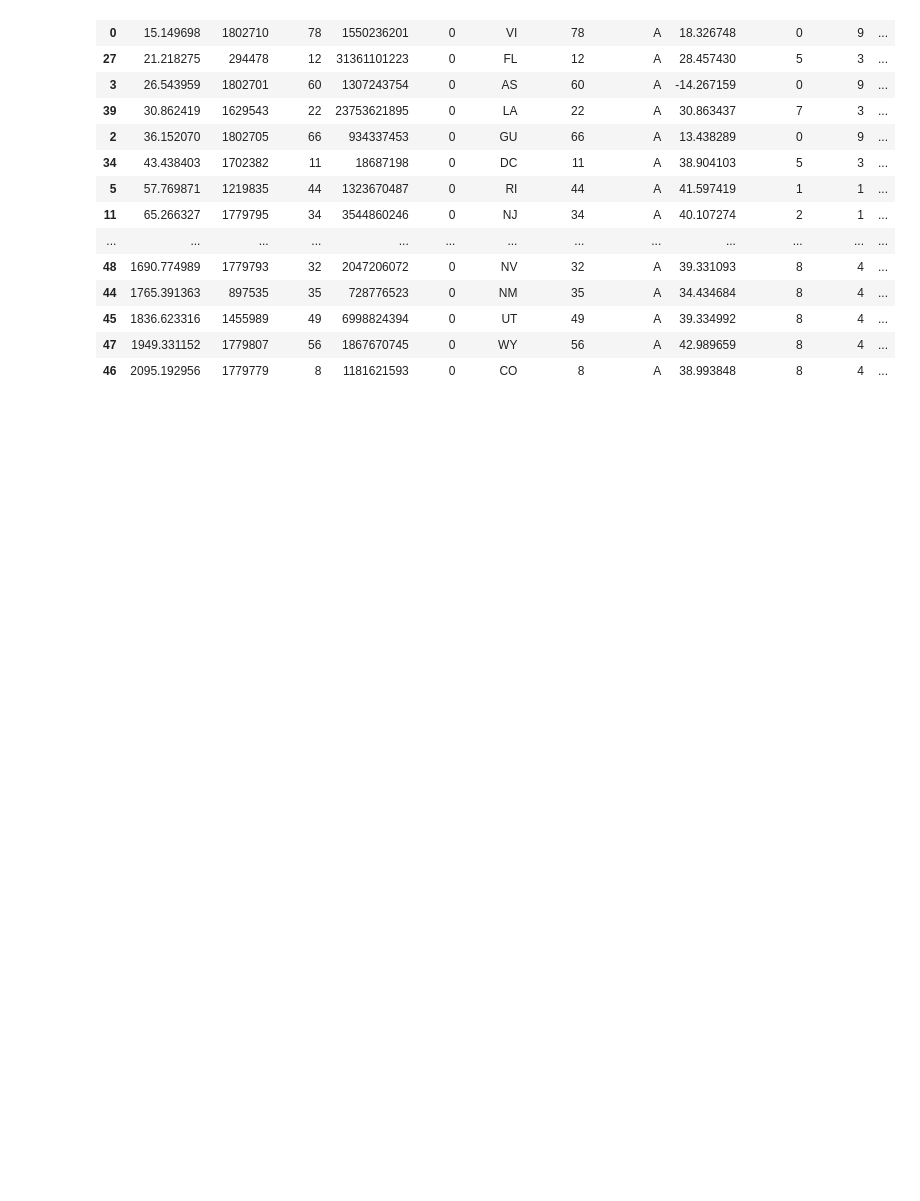
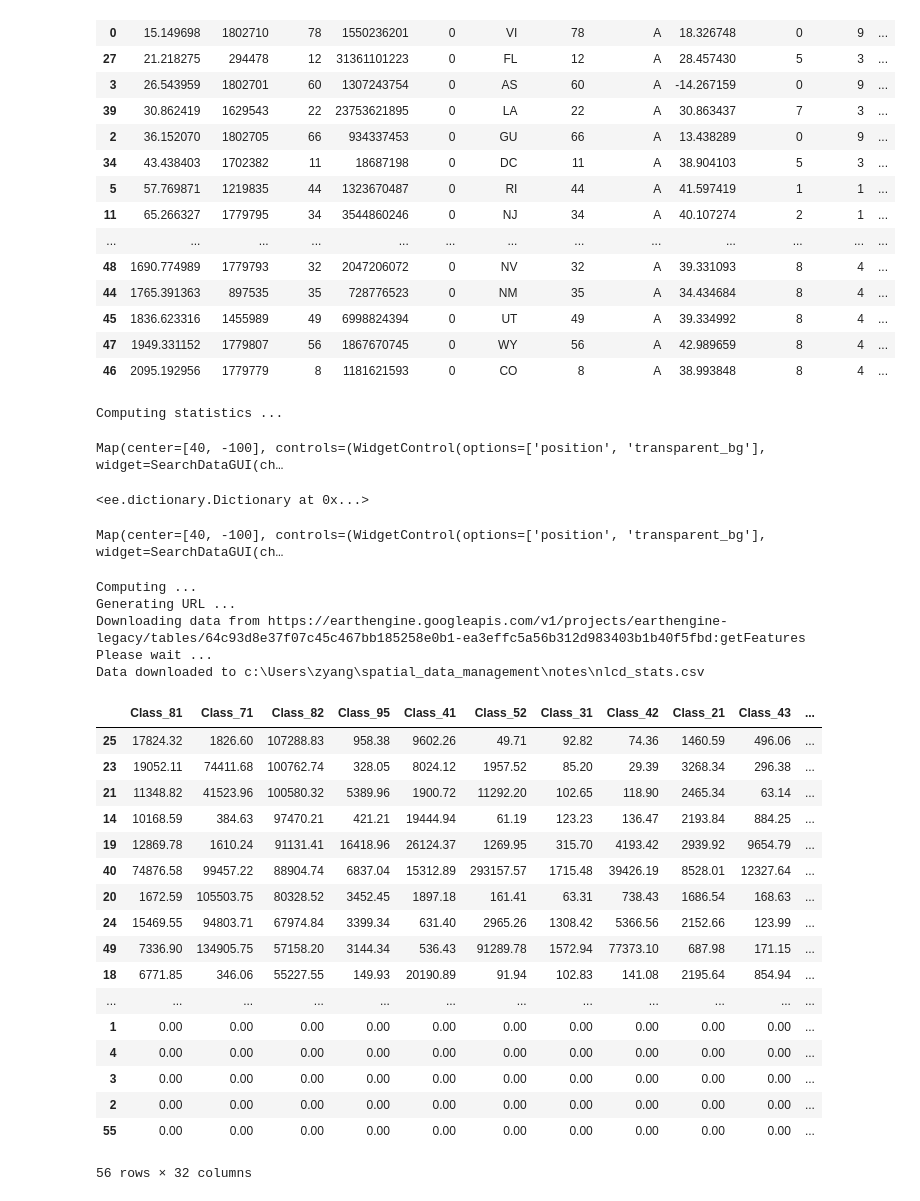
Before and after one commit to zyang91/spatial_data_management, a Jupyter notebook: notes/lecture14.ipynb, the cells around one changed output. Drawn from its saved outputs; the diff is of its cells as text; code cells hidden in the pictures; blank space fills up the shorter version.

```diff
--- a/notes/lecture14.ipynb
+++ b/notes/lecture14.ipynb
@@ -56,3 +56,73 @@ geemap.csv_to_df(out_dem_stats).sort_values('mean')
 | 45 | 1836.623316 | 1455989 | 49 | 6998824394 | 0 | UT | 49 | A | 39.334992 | 8 | 4 | ... |
 | 47 | 1949.331152 | 1779807 | 56 | 1867670745 | 0 | WY | 56 | A | 42.989659 | 8 | 4 | ... |
 | 46 | 2095.192956 | 1779779 | 8 | 1181621593 | 0 | CO | 8 | A | 38.993848 | 8 | 4 | ... |
+# %%
+# remain the data in the cloud
+fc= geemap.zonal_statistics(dem, states, out_dem_stats, statistics_type='MEAN', scale=1000, return_fc=True)
+# %% [output]
+Computing statistics ...
+# %%
+Map= geemap.Map(center=[40, -100], zoom=4)
+Map.addLayer(fc, {}, 'mean elevation')
+Map
+# %% [output]
+Map(center=[40, -100], controls=(WidgetControl(options=['position', 'transparent_bg'], widget=SearchDataGUI(ch…
+# %%
+fc.aggregate_stats('ALAND')
+# %% [output]
+<ee.dictionary.Dictionary at 0x...>
+# %%
+Map = geemap.Map(center=[40, -100], zoom=4)
+
+# Add NLCD data
+dataset = ee.Image('USGS/NLCD_RELEASES/2019_REL/NLCD/2019')
+landcover = dataset.select('landcover')
+Map.addLayer(landcover, {}, 'NLCD 2019')
+
+# Add US census states
+states = ee.FeatureCollection("TIGER/2018/States")
+style = {'fillColor': '00000000'}
+Map.addLayer(states.style(**style), {}, 'US States')
+
+# Add NLCD legend
+Map.add_legend(title='NLCD Land Cover', builtin_legend='NLCD')
+Map
+# %% [output]
+Map(center=[40, -100], controls=(WidgetControl(options=['position', 'transparent_bg'], widget=SearchDataGUI(ch…
+# %%
+nlcd_stats = 'nlcd_stats.csv'
+geemap.zonal_stats_by_group(
+    landcover,
+    states,
+    nlcd_stats,
+    statistics_type='SUM',
+    denominator=1000000,
+    decimal_places=2,
+)
+# %% [output]
+Computing ...
+Generating URL ...
+Downloading data from https://earthengine.googleapis.com/v1/projects/earthengine-legacy/tables/64c93d8e37f07c45c467bb185258e0b1-ea3effc5a56b312d983403b1b40f5fbd:getFeatures
+Please wait ...
+Data downloaded to c:\Users\zyang\spatial_data_management\notes\nlcd_stats.csv
+# %%
+geemap.csv_to_df(nlcd_stats).sort_values('Class_82', ascending=False)
+# %% [output]
+|  | Class_81 | Class_71 | Class_82 | Class_95 | Class_41 | Class_52 | Class_31 | Class_42 | Class_21 | Class_43 | ... |
+| 25 | 17824.32 | 1826.60 | 107288.83 | 958.38 | 9602.26 | 49.71 | 92.82 | 74.36 | 1460.59 | 496.06 | ... |
+| 23 | 19052.11 | 74411.68 | 100762.74 | 328.05 | 8024.12 | 1957.52 | 85.20 | 29.39 | 3268.34 | 296.38 | ... |
+| 21 | 11348.82 | 41523.96 | 100580.32 | 5389.96 | 1900.72 | 11292.20 | 102.65 | 118.90 | 2465.34 | 63.14 | ... |
+| 14 | 10168.59 | 384.63 | 97470.21 | 421.21 | 19444.94 | 61.19 | 123.23 | 136.47 | 2193.84 | 884.25 | ... |
+| 19 | 12869.78 | 1610.24 | 91131.41 | 16418.96 | 26124.37 | 1269.95 | 315.70 | 4193.42 | 2939.92 | 9654.79 | ... |
+| 40 | 74876.58 | 99457.22 | 88904.74 | 6837.04 | 15312.89 | 293157.57 | 1715.48 | 39426.19 | 8528.01 | 12327.64 | ... |
+| 20 | 1672.59 | 105503.75 | 80328.52 | 3452.45 | 1897.18 | 161.41 | 63.31 | 738.43 | 1686.54 | 168.63 | ... |
+| 24 | 15469.55 | 94803.71 | 67974.84 | 3399.34 | 631.40 | 2965.26 | 1308.42 | 5366.56 | 2152.66 | 123.99 | ... |
+| 49 | 7336.90 | 134905.75 | 57158.20 | 3144.34 | 536.43 | 91289.78 | 1572.94 | 77373.10 | 687.98 | 171.15 | ... |
+| 18 | 6771.85 | 346.06 | 55227.55 | 149.93 | 20190.89 | 91.94 | 102.83 | 141.08 | 2195.64 | 854.94 | ... |
+| ... | ... | ... | ... | ... | ... | ... | ... | ... | ... | ... | ... |
+| 1 | 0.00 | 0.00 | 0.00 | 0.00 | 0.00 | 0.00 | 0.00 | 0.00 | 0.00 | 0.00 | ... |
+| 4 | 0.00 | 0.00 | 0.00 | 0.00 | 0.00 | 0.00 | 0.00 | 0.00 | 0.00 | 0.00 | ... |
+| 3 | 0.00 | 0.00 | 0.00 | 0.00 | 0.00 | 0.00 | 0.00 | 0.00 | 0.00 | 0.00 | ... |
+| 2 | 0.00 | 0.00 | 0.00 | 0.00 | 0.00 | 0.00 | 0.00 | 0.00 | 0.00 | 0.00 | ... |
+| 55 | 0.00 | 0.00 | 0.00 | 0.00 | 0.00 | 0.00 | 0.00 | 0.00 | 0.00 | 0.00 | ... |
+56 rows × 32 columns
```
Also changed, not shown: 1 other file.
